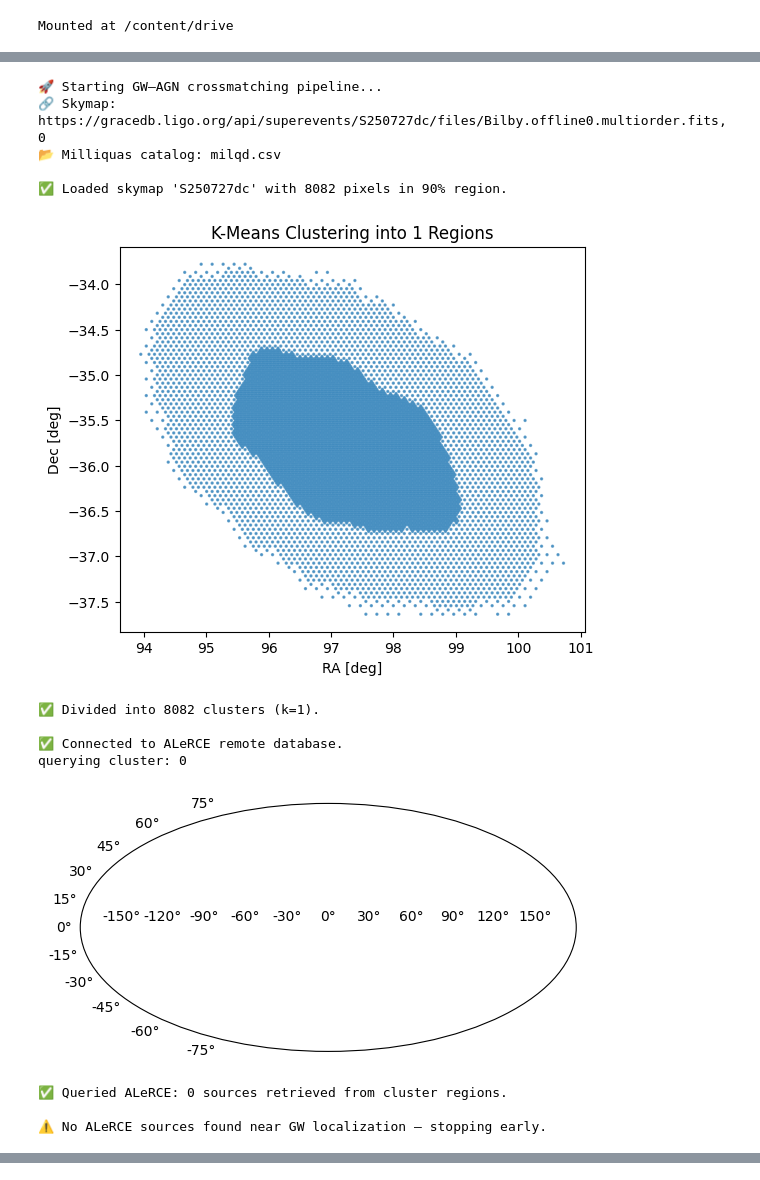
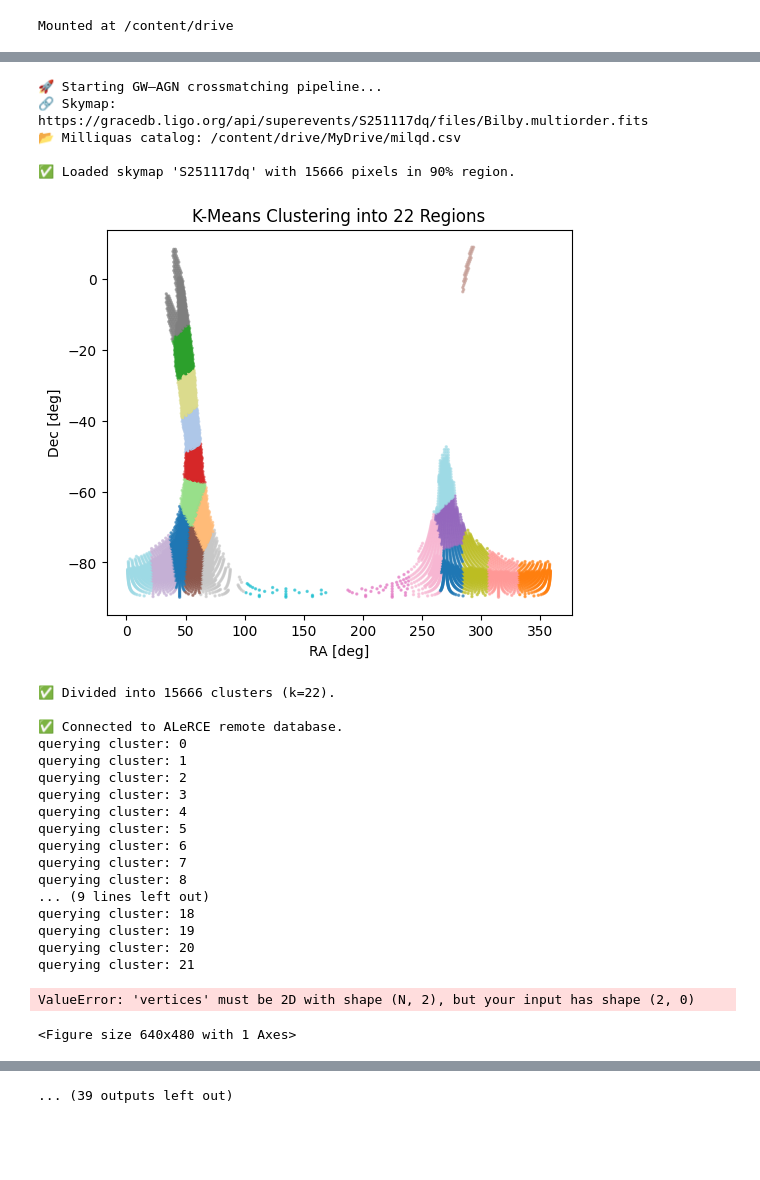
Before and after one commit to Hemanthb1/GW_AGN_watcher, a Jupyter notebook: example.ipynb, the cells around one changed output, grey strips where cells are left out. Drawn from its saved outputs; the diff is of its cells as text; code cells hidden in the pictures; blank space fills up the shorter version.

```diff
--- a/example.ipynb
+++ b/example.ipynb
@@ -8,7 +8,17 @@ Mounted at /content/drive
 # %%
 file='/content/drive/MyDrive/milqd.csv'
 # %%
-urls3 = [
+urls3 = ["https://gracedb.ligo.org/api/superevents/S251117dq/files/Bilby.multiorder.fits",
+       "https://gracedb.ligo.org/api/superevents/S251116en/files/Bilby.multiorder.fits",
+       "https://gracedb.ligo.org/api/superevents/S251112cm/files/Bilby.multiorder.fits",
+       "https://gracedb.ligo.org/api/superevents/S251108fi/files/Bilby.multiorder.fits",
+       "https://gracedb.ligo.org/api/superevents/S251108dn/files/Bilby.multiorder.fits",
+       "https://gracedb.ligo.org/api/superevents/S251105aj/files/Bilby.multiorder.fits",
+       "https://gracedb.ligo.org/api/superevents/S251103f/files/Bilby.multiorder.fits",
+       "https://gracedb.ligo.org/api/superevents/S251031cq/files/Bilby.multiorder.fits",
+       "https://gracedb.ligo.org/api/superevents/S251026bn/files/Bilby.multiorder.fits",
+       "https://gracedb.ligo.org/api/superevents/S251021u/files/Bilby.multiorder.fits",
+       "https://gracedb.ligo.org/api/superevents/S251018bi/files/Bilby.multiorder.fits",
     "https://gracedb.ligo.org/api/superevents/S251014cn/files/Bilby.multiorder.fits,0",
     "https://gracedb.ligo.org/api/superevents/S251013x/files/Bilby.multiorder.fits,0",
     "https://gracedb.ligo.org/api/superevents/S251006dd/files/bayestar.multiorder.fits,2",
@@ -92,19 +102,49 @@ Successfully installed alphashape-1.3.1 astroplan-0.10.1 astropy-healpix-1.1.2 a
 # %%
 from gw_agn_watcher.main_pipeline import run_pipeline
-# %%
-cand,ra,dec,url=run_pipeline(urls3[25],'milqd.csv')
-# %% [output]
-🚀 Starting GW–AGN crossmatching pipeline...
-🔗 Skymap: https://gracedb.ligo.org/api/superevents/S250727dc/files/Bilby.offline0.multiorder.fits,0
-📂 Milliquas catalog: milqd.csv
-
-✅ Loaded skymap 'S250727dc' with 8082 pixels in 90% region.
-[figure, removed]
-✅ Divided into 8082 clusters (k=1).
-
-✅ Connected to ALeRCE remote database.
-querying cluster: 0
-[figure, removed]
-✅ Queried ALeRCE: 0 sources retrieved from cluster regions.
-
-⚠️ No ALeRCE sources found near GW localization — stopping early.
+# %%
+#obtain all interesting candidates through skymap links from urls3 array (O4c run)
+import pandas as pd
+final = []
+
+for x in urls3:
+    try:
+        cand, ra, dec, url = run_pipeline(x, file)
+
+        if cand is None or cand.empty:
+            continue
+
+        cand["event_url"] = url
+        final.append(cand)
+
+    except Exception as e:
+        print(f"Failed for {x}: {e}")
+        continue
+
+final = pd.concat(final, ignore_index=True) if final else pd.DataFrame()
+print(final)
+# %% [output]
+🚀 Starting GW–AGN crossmatching pipeline...
+🔗 Skymap: https://gracedb.ligo.org/api/superevents/S251117dq/files/Bilby.multiorder.fits
+📂 Milliquas catalog: /content/drive/MyDrive/milqd.csv
+
+✅ Loaded skymap 'S251117dq' with 15666 pixels in 90% region.
+[figure, added]
+✅ Divided into 15666 clusters (k=22).
+
+✅ Connected to ALeRCE remote database.
+querying cluster: 0
+querying cluster: 1
+querying cluster: 2
+querying cluster: 3
+querying cluster: 4
+querying cluster: 5
+querying cluster: 6
+querying cluster: 7
+querying cluster: 8
+... (9 lines left out)
+querying cluster: 18
+querying cluster: 19
+querying cluster: 20
+querying cluster: 21
+ValueError: 'vertices' must be 2D with shape (N, 2), but your input has shape (2, 0)
+<Figure size 640x480 with 1 Axes>
@@ -110,0 +219 @@ querying cluster: 0
+... (39 outputs left out)
```
Also changed, not shown: parts of 2 cells of this notebook.
